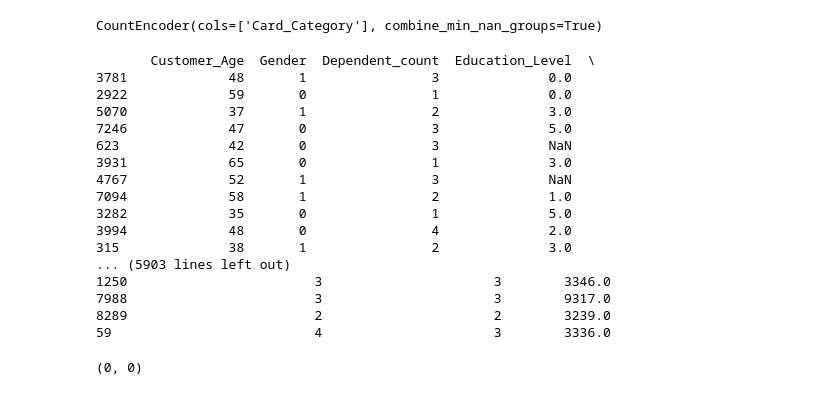
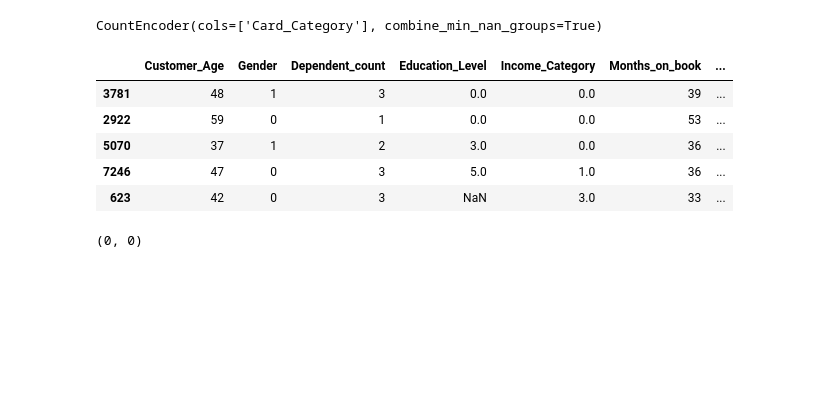
Before and after one commit to suyoun90/ML-ver.02, a Jupyter notebook: 20210131_suyoun/20210131_card customer.ipynb, the cells around one changed output. Cells and saved outputs as stored; diff of their text form; code cells hidden in the pictures; blank space fills up the shorter version.

```diff
--- a/20210131_suyoun/20210131_card customer.ipynb
+++ b/20210131_suyoun/20210131_card customer.ipynb
@@ -400,25 +400,14 @@ count_encoded
 # %% [output]
 CountEncoder(cols=['Card_Category'], combine_min_nan_groups=True)
 # %%
-test_x
+test_x.head(5)
 # %% [output]
-       Customer_Age  Gender  Dependent_count  Education_Level  \
-3781             48       1                3              0.0
-2922             59       0                1              0.0
-5070             37       1                2              3.0
-7246             47       0                3              5.0
-623              42       0                3              NaN
-3931             65       0                1              3.0
-4767             52       1                3              NaN
-7094             58       1                2              1.0
-3282             35       0                1              5.0
-3994             48       0                4              2.0
-315              38       1                2              3.0
-... (5903 lines left out)
-1250                        3                      3        3346.0
-7988                        3                      3        9317.0
-8289                        2                      2        3239.0
-59                          4                      3        3336.0
+|  | Customer_Age | Gender | Dependent_count | Education_Level | Income_Category | Months_on_book | ... |
+| 3781 | 48 | 1 | 3 | 0.0 | 0.0 | 39 | ... |
+| 2922 | 59 | 0 | 1 | 0.0 | 0.0 | 53 | ... |
+| 5070 | 37 | 1 | 2 | 3.0 | 0.0 | 36 | ... |
+| 7246 | 47 | 0 | 3 | 5.0 | 1.0 | 36 | ... |
+| 623 | 42 | 0 | 3 | NaN | 3.0 | 33 | ... |
 # %%
 ## Education_level, Incom_category의 null은 KNNimputer로 채워줌
 
```
Also changed, not shown: parts of 3 cells of this notebook.
